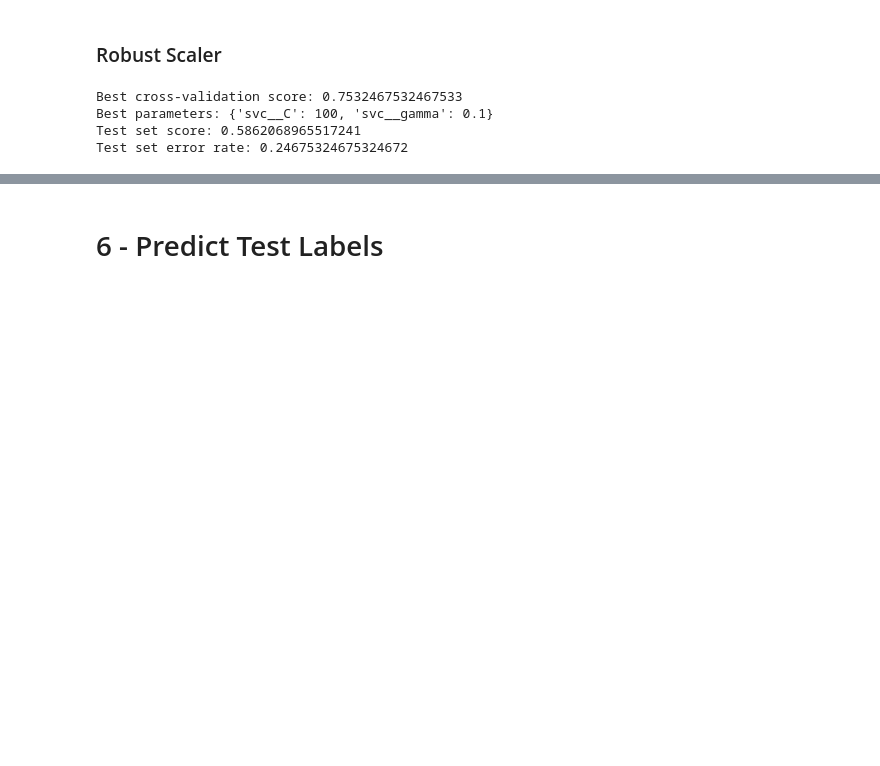
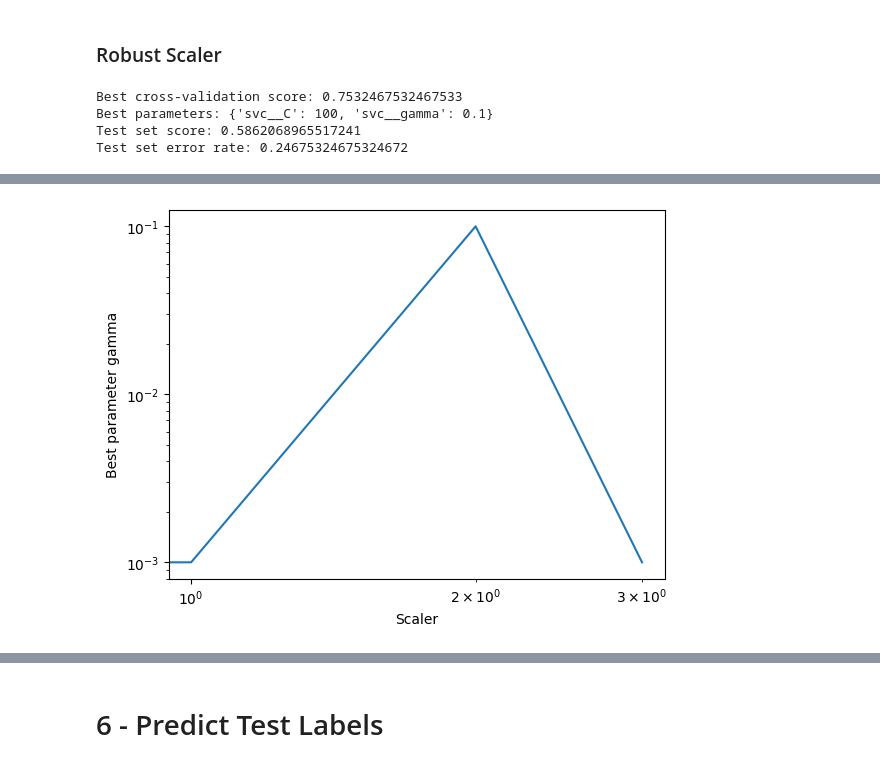
Before and after one commit to mbeps/Machine-Learning-Assignment-3, a Jupyter notebook: Assignment_3.ipynb, the cells around one changed output, grey strips where cells are left out. Cells and saved outputs as stored; diff of their text form; code cells hidden in the pictures; blank space fills up the shorter version.

```diff
--- a/Assignment_3.ipynb
+++ b/Assignment_3.ipynb
@@ -275,0 +303,9 @@ Test set error rate: 0.24675324675324672
+# %%
+best_params: dict[str, float] = {key: pipe.best_params['svc__gamma'] for key, pipe in zip_super_pipes.items()}
+plt.loglog(best_params.keys(), best_params.values())
+plt.ylabel("Best parameter gamma")
+plt.xlabel("Scaler")
+plt.xscale("log")
+plt.show()
+# %% [output]
+[figure, added]
```
Also changed, not shown: parts of 9 cells of this notebook.
